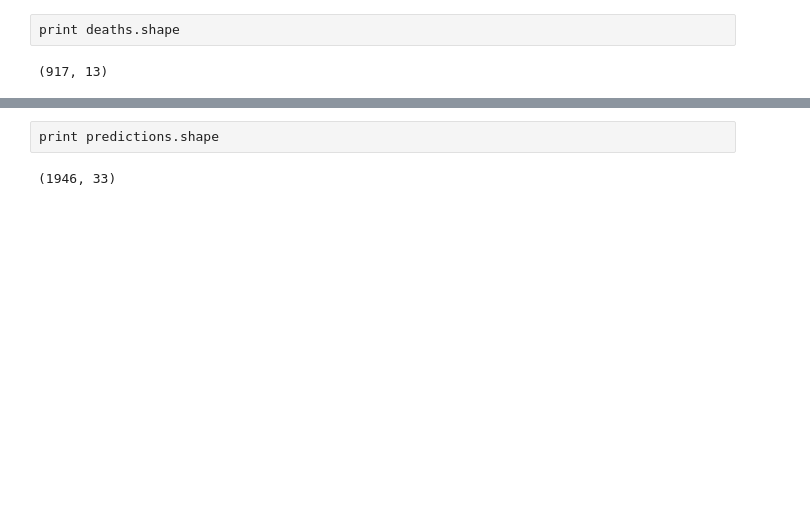
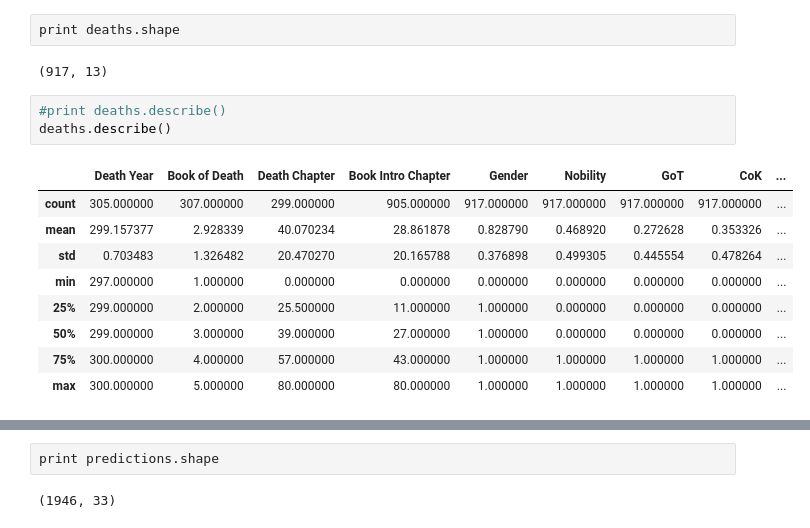
Before and after one commit to christopherpryer/gameofthrones_analysis, a Jupyter notebook: analysis.ipynb, the cells around one changed output, grey strips where cells are left out. Drawn from its saved outputs; the diff is of its cells as text; blank space fills up the shorter version.

```diff
--- a/analysis.ipynb
+++ b/analysis.ipynb
@@ -67,3 +82,16 @@ deaths.head()
 print deaths.shape
 # %% [output]
 (917, 13)
+# %%
+#print deaths.describe()
+deaths.describe()
+# %% [output]
+|  | Death Year | Book of Death | Death Chapter | Book Intro Chapter | Gender | Nobility | GoT | CoK | ... |
+| count | 305.000000 | 307.000000 | 299.000000 | 905.000000 | 917.000000 | 917.000000 | 917.000000 | 917.000000 | ... |
+| mean | 299.157377 | 2.928339 | 40.070234 | 28.861878 | 0.828790 | 0.468920 | 0.272628 | 0.353326 | ... |
+| std | 0.703483 | 1.326482 | 20.470270 | 20.165788 | 0.376898 | 0.499305 | 0.445554 | 0.478264 | ... |
+| min | 297.000000 | 1.000000 | 0.000000 | 0.000000 | 0.000000 | 0.000000 | 0.000000 | 0.000000 | ... |
+| 25% | 299.000000 | 2.000000 | 25.500000 | 11.000000 | 1.000000 | 0.000000 | 0.000000 | 0.000000 | ... |
+| 50% | 299.000000 | 3.000000 | 39.000000 | 27.000000 | 1.000000 | 0.000000 | 0.000000 | 0.000000 | ... |
+| 75% | 300.000000 | 4.000000 | 57.000000 | 43.000000 | 1.000000 | 1.000000 | 1.000000 | 1.000000 | ... |
+| max | 300.000000 | 5.000000 | 80.000000 | 80.000000 | 1.000000 | 1.000000 | 1.000000 | 1.000000 | ... |
```
Also changed, not shown: parts of 8 cells of this notebook.
